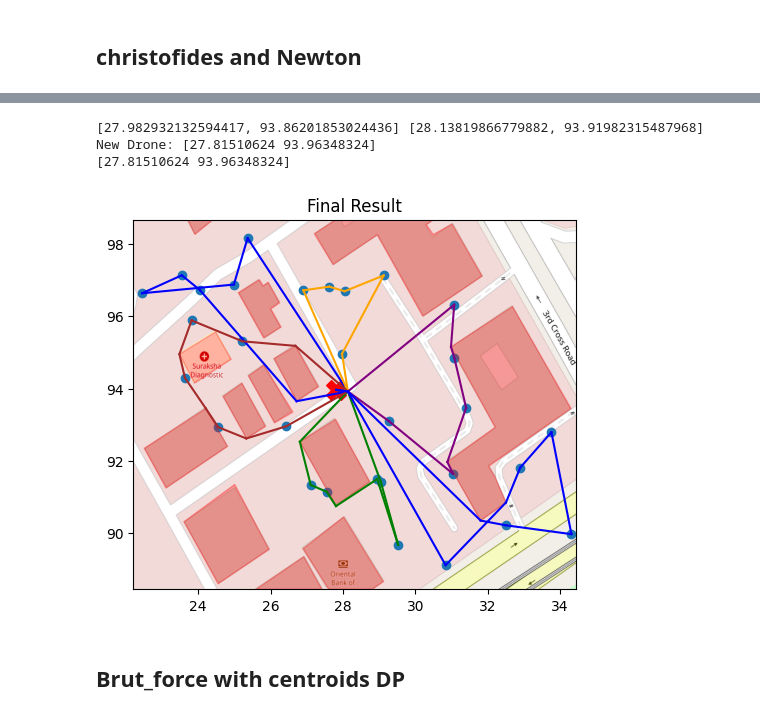
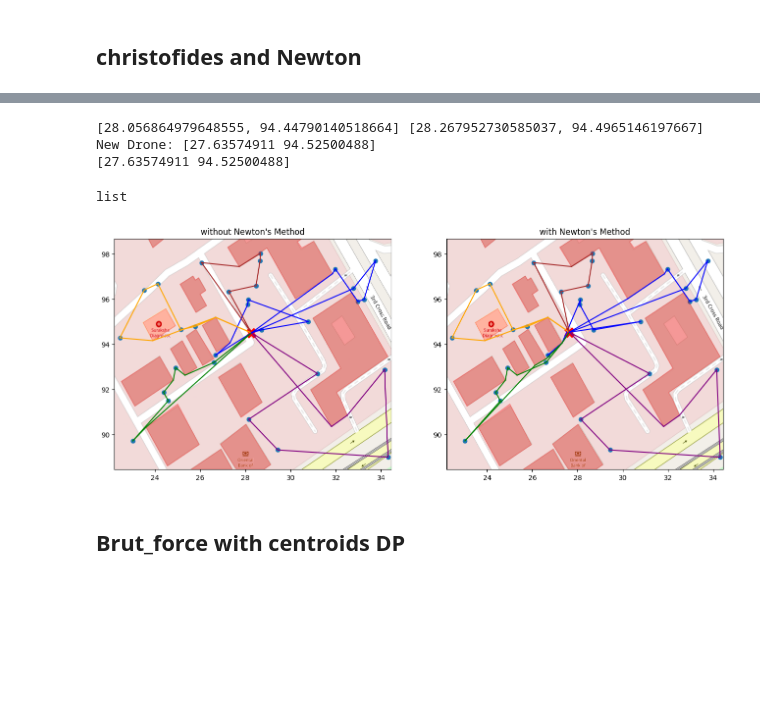
Before and after one commit to Grey-Hat-07/drone_obstacle, a Jupyter notebook: Euclidean_chris.ipynb, the cells around one changed output, grey strips where cells are left out. Cells and saved outputs as stored; diff of their text form; code cells hidden in the pictures; blank space fills up the shorter version.

```diff
--- a/Euclidean_chris.ipynb
+++ b/Euclidean_chris.ipynb
@@ -565,12 +614,16 @@ entry_nodes,exit_nodes,entry_exit_nodes
 # %%
+entry_exit_dp =[]
 entry_exit_dp = calculate_dp(entry_exit_nodes)
 print(entry_exit_dp,DP)
 entry_exit_dp = Optimize_Drone_Position_Euclidean(entry_nodes, exit_nodes, entry_exit_dp)[0]
 
 print(entry_exit_dp)
 # %% [output]
-[27.982932132594417, 93.86201853024436] [28.13819866779882, 93.91982315487968]
-New Drone: [27.81510624 93.96348324]
-[27.81510624 93.96348324]
+[28.056864979648555, 94.44790140518664] [28.267952730585037, 94.4965146197667]
+New Drone: [27.63574911 94.52500488]
+[27.63574911 94.52500488]
 # %%
 entry_exit_dp = varify_dp(entry_exit_dp, obstacles)
+type(DP)
+# %% [output]
+list
@@ -577,12 +633,20 @@ entry_exit_dp = varify_dp(entry_exit_dp, obstacles)
 # %%
 for cls_id, cluster in cluster_2.items():
-    cluster_2[cls_id] = merge_dp(cluster, entry_exit_dp, obstacles)
+    cluster_2[cls_id] = merge_dp(cluster, DP, obstacles)
+
 for cls_id, cluster in cluster_3.items():
-    cluster_3[cls_id] = merge_dp(cluster, DP, obstacles)
+    cluster_3[cls_id] = merge_dp(cluster, entry_exit_dp, obstacles)
-# %%
-final_plot(delivery_loc,cluster_2, entry_exit_dp, obstacles)
-# %% [output]
-[figure, removed]
+# %%
+# final_plot(delivery_loc,cluster_2, DP, obstacles)
+# final_plot(delivery_loc,cluster_3, entry_exit_dp, obstacles)
+plt.figure(figsize=(16,14))
+
+plt.subplot(2,2,1)
+final_plot(delivery_loc,cluster_2, DP, obstacles,title="without Newton's Method")
+plt.subplot(2,2,2)
+final_plot(delivery_loc,cluster_3, entry_exit_dp, obstacles, title="with Newton's Method")
+# %% [output]
+[figure, added]
 # %% [markdown]
 ## Brut_force with centroids DP
 # %%
```
Also changed, not shown: parts of 16 cells of this notebook.
